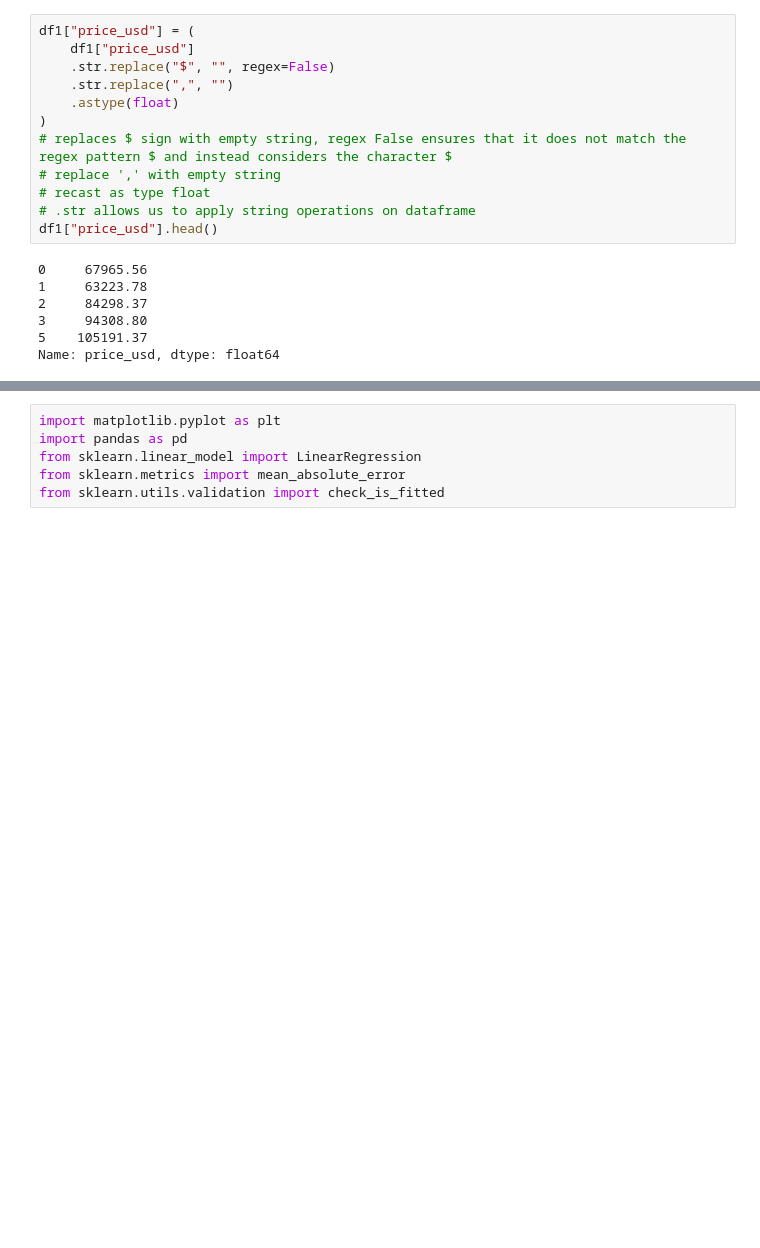
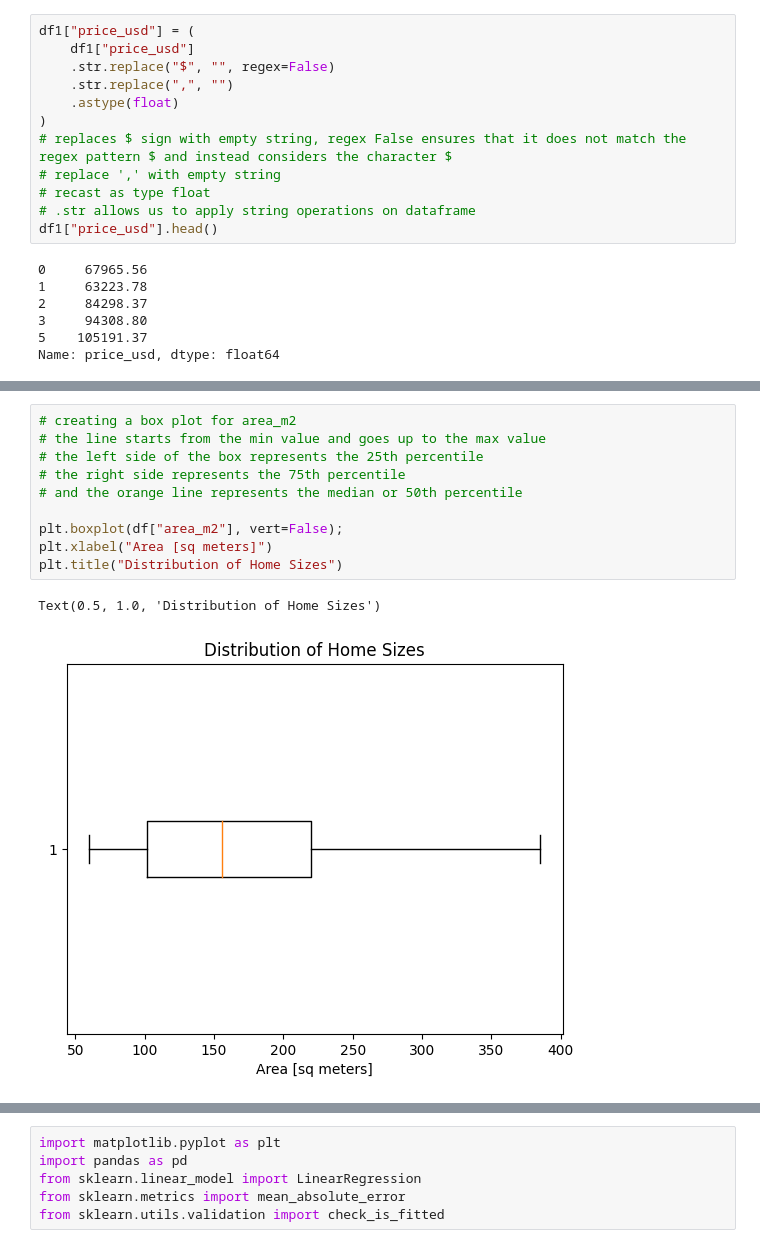
Before and after one commit to justmexmehak/HousingPrices, a Jupyter notebook: HousingPrices.ipynb, the cells around one changed output, grey strips where cells are left out. Saved outputs shown, nothing was run; the diff lists cells and outputs as text; blank space fills up the shorter version.

```diff
--- a/HousingPrices.ipynb
+++ b/HousingPrices.ipynb
@@ -101,0 +330,13 @@ I'm changing to see whether github mantains copy
+# %%
+# creating a box plot for area_m2
+# the line starts from the min value and goes up to the max value
+# the left side of the box represents the 25th percentile
+# the right side represents the 75th percentile
+# and the orange line represents the median or 50th percentile
+
+plt.boxplot(df["area_m2"], vert=False);
+plt.xlabel("Area [sq meters]")
+plt.title("Distribution of Home Sizes")
+# %% [output]
+Text(0.5, 1.0, 'Distribution of Home Sizes')
+[figure, added]
```
Also changed, not shown: parts of 138 cells of this notebook.
